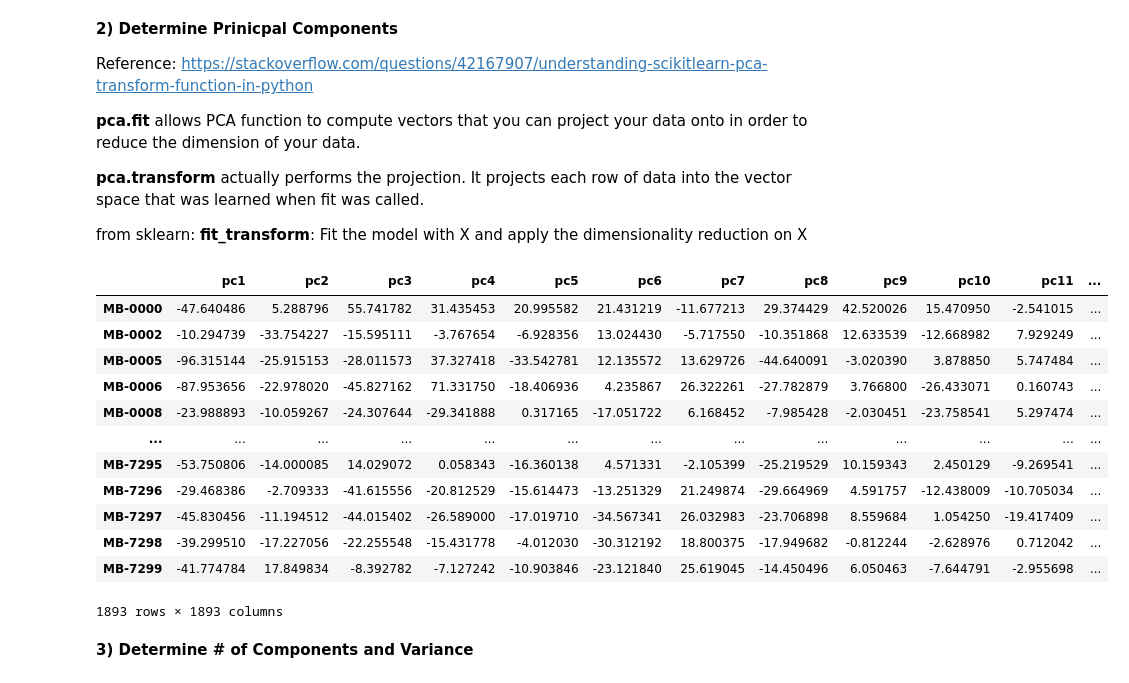
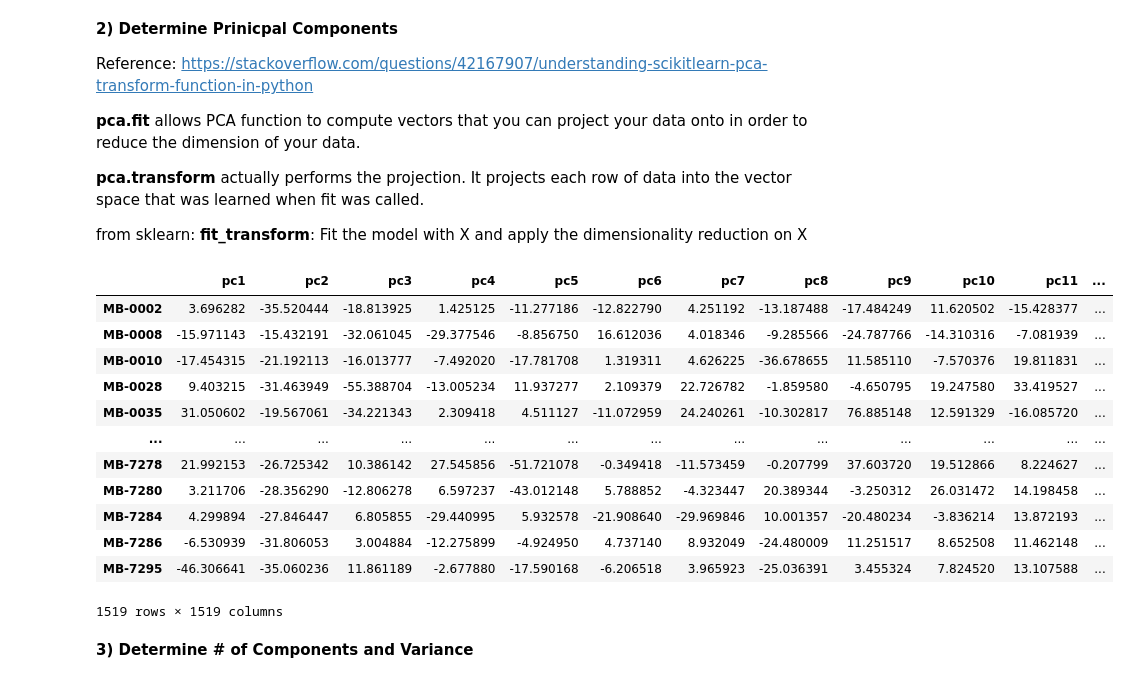
Before and after one commit to meghutch/Breast-Cancer-Classification-Clinical-Genomic, a Jupyter notebook: Neural_Networks_Clinical_Genetic_Analysis.ipynb, the cells around one changed output. Drawn from its saved outputs; the diff is of its cells as text; code cells hidden in the pictures.

```diff
--- a/Neural_Networks_Clinical_Genetic_Analysis.ipynb
+++ b/Neural_Networks_Clinical_Genetic_Analysis.ipynb
@@ -196,3 +156,11 @@ bc_data['vital_status'] = bc_data.vital_status.map({'Living': 0, 'Died of Diseas
+# %%
+bc_data['vital_status'] = bc_data.vital_status.map({'Living': 0, 'Died of Disease': 1})
+bc_data['chemotherapy'] = bc_data.chemotherapy.map({'NO': 0, 'YES': 1})
+bc_data['er_ihc'] = bc_data.er_ihc.map({'Negative': 0, 'Positve': 1}) # careful with the positive spelling error in the dataset
+bc_data['hormone_therapy'] = bc_data.hormone_therapy.map({'NO': 0, 'YES': 1})
+bc_data['inferred_menopausal_state'] = bc_data.inferred_menopausal_state.map({'Pre': 0, 'Post': 1})
+bc_data['laterality'] = bc_data.laterality.map({'Left': 0, 'Right': 1})
+bc_data['radio_therapy'] = bc_data.radio_therapy.map({'NO': 0, 'YES': 1})
 # %% [markdown]
 Covert numeric varaibles as such, right now they are all non-null objects
 # %%
@@ -217,4 +189,7 @@ gene_data = gene_data.drop(columns=["EVENT", "OS_MONTHS", "FIVE_YEAR"])
+# %%
+# how many genes (columns) are complete cases?
+gene_data = gene_data.dropna(axis = 1) #axis = 1, represents dropping columns with any missing values
 # %% [markdown]
 **Merge Clinical and Gean Data**
 # %%
-clinical_gene = pd.merge(gene_data, bc_data, how="left", on="patient_id")
+clinical_gene = pd.merge(bc_data, gene_data, how="left", on="patient_id")
@@ -223,2 +195,0 @@ Remove any incomplete cases
-# %%
-clinical_gene = clinical_gene.dropna()
@@ -398,30 +336,30 @@ from sklearn: **fit_transform**: Fit the model with X and apply the dimensionali
 # %%
 # Define pca function
 pca = PCA()
 
 # Fit to the scaled/standardized data - then use transform to prokect into the new vector space learned by fit
 principalComponents = pca.fit_transform(x)
 
 # Generate a list of column names with the number for each prinicpal component
-col_names = [f'pc{i}' for i in range(1, 1894)] # there are 1893 samples - so we want to have range of 1 less than 1894 column names
+col_names = [f'pc{i}' for i in range(1, 1520)] # there are 1519 samples - so we want to have range of 1 less than 1894 column names
 
 # Add column names to the principal component dataset
 principalDf = pd.DataFrame(principalComponents, columns = col_names, index = patients)
 principalDf
 # %% [output]
 |  | pc1 | pc2 | pc3 | pc4 | pc5 | pc6 | pc7 | pc8 | pc9 | pc10 | pc11 | ... |
-| MB-0000 | -47.640486 | 5.288796 | 55.741782 | 31.435453 | 20.995582 | 21.431219 | -11.677213 | 29.374429 | 42.520026 | 15.470950 | -2.541015 | ... |
-| MB-0002 | -10.294739 | -33.754227 | -15.595111 | -3.767654 | -6.928356 | 13.024430 | -5.717550 | -10.351868 | 12.633539 | -12.668982 | 7.929249 | ... |
-| MB-0005 | -96.315144 | -25.915153 | -28.011573 | 37.327418 | -33.542781 | 12.135572 | 13.629726 | -44.640091 | -3.020390 | 3.878850 | 5.747484 | ... |
-| MB-0006 | -87.953656 | -22.978020 | -45.827162 | 71.331750 | -18.406936 | 4.235867 | 26.322261 | -27.782879 | 3.766800 | -26.433071 | 0.160743 | ... |
-| MB-0008 | -23.988893 | -10.059267 | -24.307644 | -29.341888 | 0.317165 | -17.051722 | 6.168452 | -7.985428 | -2.030451 | -23.758541 | 5.297474 | ... |
+| MB-0002 | 3.696282 | -35.520444 | -18.813925 | 1.425125 | -11.277186 | -12.822790 | 4.251192 | -13.187488 | -17.484249 | 11.620502 | -15.428377 | ... |
+| MB-0008 | -15.971143 | -15.432191 | -32.061045 | -29.377546 | -8.856750 | 16.612036 | 4.018346 | -9.285566 | -24.787766 | -14.310316 | -7.081939 | ... |
+| MB-0010 | -17.454315 | -21.192113 | -16.013777 | -7.492020 | -17.781708 | 1.319311 | 4.626225 | -36.678655 | 11.585110 | -7.570376 | 19.811831 | ... |
+| MB-0028 | 9.403215 | -31.463949 | -55.388704 | -13.005234 | 11.937277 | 2.109379 | 22.726782 | -1.859580 | -4.650795 | 19.247580 | 33.419527 | ... |
+| MB-0035 | 31.050602 | -19.567061 | -34.221343 | 2.309418 | 4.511127 | -11.072959 | 24.240261 | -10.302817 | 76.885148 | 12.591329 | -16.085720 | ... |
 | ... | ... | ... | ... | ... | ... | ... | ... | ... | ... | ... | ... | ... |
-| MB-7295 | -53.750806 | -14.000085 | 14.029072 | 0.058343 | -16.360138 | 4.571331 | -2.105399 | -25.219529 | 10.159343 | 2.450129 | -9.269541 | ... |
-| MB-7296 | -29.468386 | -2.709333 | -41.615556 | -20.812529 | -15.614473 | -13.251329 | 21.249874 | -29.664969 | 4.591757 | -12.438009 | -10.705034 | ... |
-| MB-7297 | -45.830456 | -11.194512 | -44.015402 | -26.589000 | -17.019710 | -34.567341 | 26.032983 | -23.706898 | 8.559684 | 1.054250 | -19.417409 | ... |
-| MB-7298 | -39.299510 | -17.227056 | -22.255548 | -15.431778 | -4.012030 | -30.312192 | 18.800375 | -17.949682 | -0.812244 | -2.628976 | 0.712042 | ... |
-| MB-7299 | -41.774784 | 17.849834 | -8.392782 | -7.127242 | -10.903846 | -23.121840 | 25.619045 | -14.450496 | 6.050463 | -7.644791 | -2.955698 | ... |
+| MB-7278 | 21.992153 | -26.725342 | 10.386142 | 27.545856 | -51.721078 | -0.349418 | -11.573459 | -0.207799 | 37.603720 | 19.512866 | 8.224627 | ... |
+| MB-7280 | 3.211706 | -28.356290 | -12.806278 | 6.597237 | -43.012148 | 5.788852 | -4.323447 | 20.389344 | -3.250312 | 26.031472 | 14.198458 | ... |
+| MB-7284 | 4.299894 | -27.846447 | 6.805855 | -29.440995 | 5.932578 | -21.908640 | -29.969846 | 10.001357 | -20.480234 | -3.836214 | 13.872193 | ... |
+| MB-7286 | -6.530939 | -31.806053 | 3.004884 | -12.275899 | -4.924950 | 4.737140 | 8.932049 | -24.480009 | 11.251517 | 8.652508 | 11.462148 | ... |
+| MB-7295 | -46.306641 | -35.060236 | 11.861189 | -2.677880 | -17.590168 | -6.206518 | 3.965923 | -25.036391 | 3.455324 | 7.824520 | 13.107588 | ... |
-1893 rows × 1893 columns
+1519 rows × 1519 columns
 # %% [markdown]
 **3) Determine # of Components and Variance**
 # %%
```
Also changed, not shown: parts of 80 cells of this notebook.
